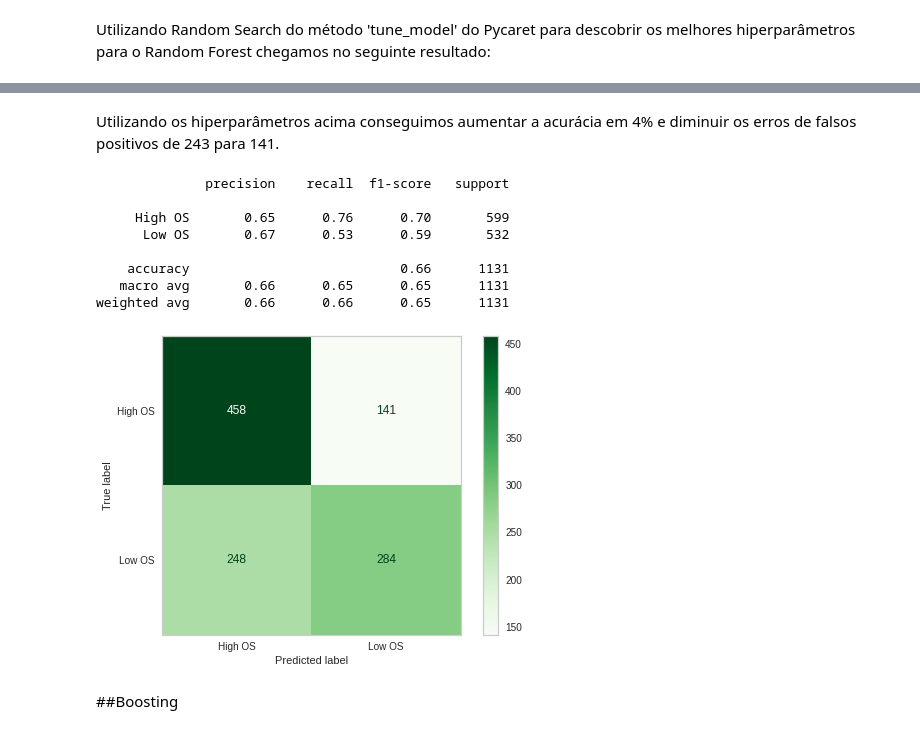
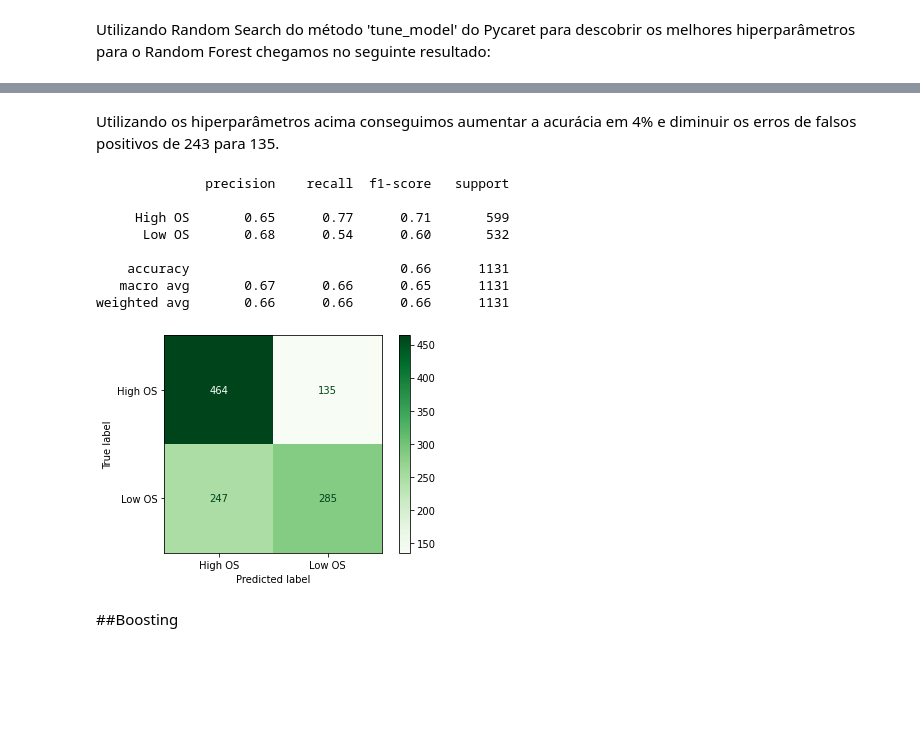
Before and after one commit to 2022M3T4-Inteli/USPIA, a Jupyter notebook: notebooks/T4_G5_Avaliacao_Modelos.ipynb, the cells around one changed output, grey strips where cells are left out. Drawn from its saved outputs; the diff is of its cells as text; code cells hidden in the pictures; blank space fills up the shorter version.

```diff
--- a/notebooks/avaliacao_modelos.ipynb
+++ b/notebooks/T4_G5_Avaliacao_Modelos.ipynb
@@ -301,40 +212,40 @@ RandomForestClassifier(bootstrap=False, ccp_alpha=0.0, class_weight='balanced',
                        n_jobs=None, oob_score=False, random_state=None,
                        verbose=0, warm_start=False)
 # %% [markdown]
-Utilizando os hiperparâmetros acima conseguimos aumentar a acurácia em 4% e diminuir os erros de falsos positivos de 243 para 141.
+Utilizando os hiperparâmetros acima conseguimos aumentar a acurácia em 4% e diminuir os erros de falsos positivos de 243 para 135.
 # %%
 from sklearn.ensemble import RandomForestClassifier
 
 x = data_base.drop(columns=['record_id', 'output_os', 'follow_up_days',  'follow_up_days_recidive'])
 y = data_base['output_os']
 
 x_train, x_test, y_train, y_test = train_test_split(x, y, test_size = 0.3, random_state = 42)
 
 model_random_forest = RandomForestClassifier(bootstrap=False, ccp_alpha=0.0, class_weight='balanced',
                        criterion='entropy', max_depth=10, max_features='sqrt',
                        max_leaf_nodes=None, max_samples=None,
-                       min_impurity_decrease=0.001, min_impurity_split=None,
-                       min_samples_leaf=3, min_samples_split=10,
+                       min_impurity_decrease=0.001,
+                       min_samples_leaf=3,
                        min_weight_fraction_leaf=0.0, n_estimators=50,
-                       n_jobs=None, oob_score=False, random_state=None,
+                       n_jobs=None, oob_score=False, random_state=20,
                        verbose=0, warm_start=False)
 model_random_forest.fit(x_train, y_train)
 yPredMin = model_random_forest.predict(x_test)
 
 matriz = plot_confusion_matrix(model_random_forest, x_test, y_test, cmap = 'Greens', values_format='.0f')
 plt.grid(False)
 
 print(classification_report(y_test, yPredMin))
 # %% [output]
               precision    recall  f1-score   support
 
-     High OS       0.65      0.76      0.70       599
-      Low OS       0.67      0.53      0.59       532
+     High OS       0.65      0.77      0.71       599
+      Low OS       0.68      0.54      0.60       532
 
     accuracy                           0.66      1131
-   macro avg       0.66      0.65      0.65      1131
-weighted avg       0.66      0.66      0.65      1131
+   macro avg       0.67      0.66      0.65      1131
+weighted avg       0.66      0.66      0.66      1131
-[figure, old version]
+[figure, new version]
 # %% [markdown]
 ##Boosting
 # %% [markdown]
```
Also changed, not shown: parts of 10 cells of this notebook, 8 other files.
